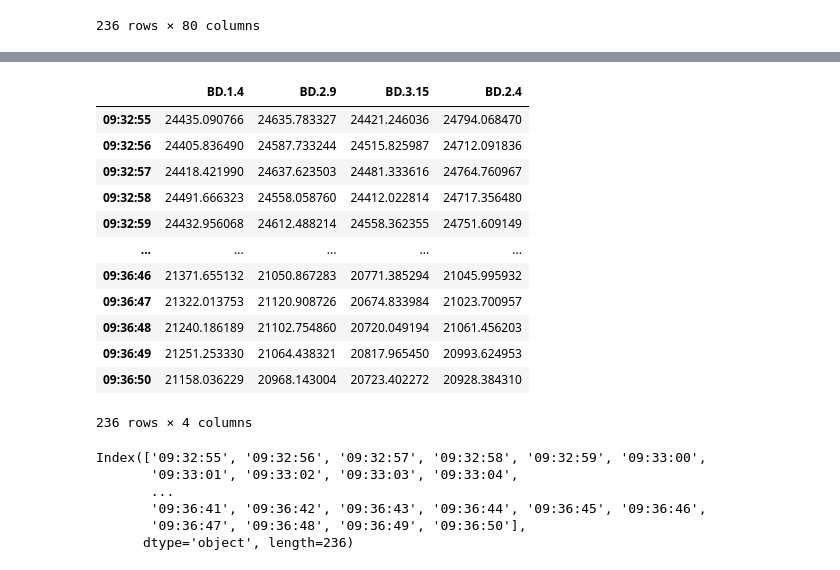
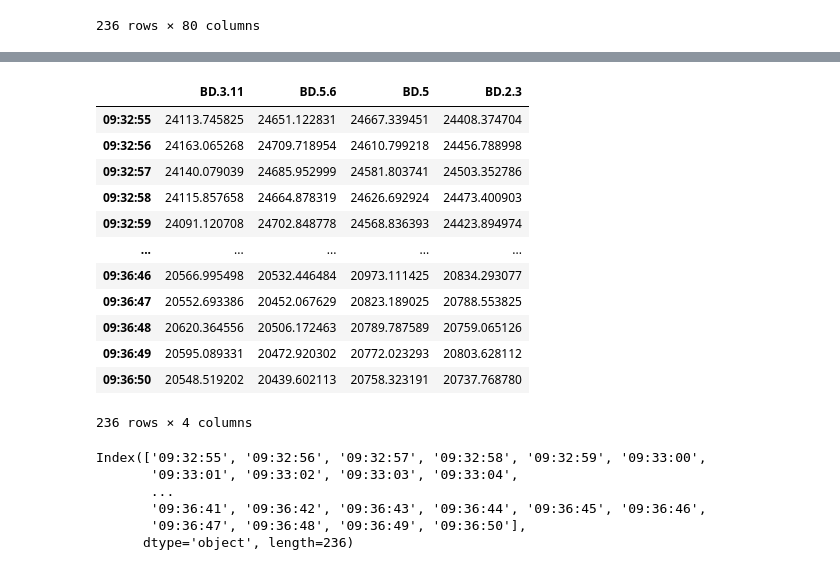
Before and after one commit to DSjayjang/ADD, a Jupyter notebook: CUSUM.ipynb, the cells around one changed output, grey strips where cells are left out. Drawn from its saved outputs; the diff is of its cells as text; code cells hidden in the pictures.

```diff
--- a/CUSUM.ipynb
+++ b/CUSUM.ipynb
@@ -49,25 +51,25 @@ plt.show()
 # %%
-gas_random = gas_data1.loc[:, ['BD.1.4','BD.2.9','BD.3.15','BD.2.4']]
-gas_random
+# gas_random = gas_data1.loc[:, ['BD.1.4','BD.2.9','BD.3.15','BD.2.4']]
+# gas_random
-# %% [output]
-|  | BD.1.4 | BD.2.9 | BD.3.15 | BD.2.4 |
-| 09:32:55 | 24435.090766 | 24635.783327 | 24421.246036 | 24794.068470 |
-| 09:32:56 | 24405.836490 | 24587.733244 | 24515.825987 | 24712.091836 |
-| 09:32:57 | 24418.421990 | 24637.623503 | 24481.333616 | 24764.760967 |
-| 09:32:58 | 24491.666323 | 24558.058760 | 24412.022814 | 24717.356480 |
-| 09:32:59 | 24432.956068 | 24612.488214 | 24558.362355 | 24751.609149 |
-| ... | ... | ... | ... | ... |
-| 09:36:46 | 21371.655132 | 21050.867283 | 20771.385294 | 21045.995932 |
-| 09:36:47 | 21322.013753 | 21120.908726 | 20674.833984 | 21023.700957 |
-| 09:36:48 | 21240.186189 | 21102.754860 | 20720.049194 | 21061.456203 |
-| 09:36:49 | 21251.253330 | 21064.438321 | 20817.965450 | 20993.624953 |
-| 09:36:50 | 21158.036229 | 20968.143004 | 20723.402272 | 20928.384310 |
-236 rows × 4 columns
 # %%
-# random_col = numpy.random.randint(0, gas_data1.shape[1], size = 4)
+random_col = np.random.randint(0, gas_data1.shape[1], size = 4)
 
-# gas_random = gas_data1.iloc[:, random_col]
-# gas_random
+gas_random = gas_data1.iloc[:, random_col]
+gas_random
+# %% [output]
+|  | BD.3.11 | BD.5.6 | BD.5 | BD.2.3 |
+| 09:32:55 | 24113.745825 | 24651.122831 | 24667.339451 | 24408.374704 |
+| 09:32:56 | 24163.065268 | 24709.718954 | 24610.799218 | 24456.788998 |
+| 09:32:57 | 24140.079039 | 24685.952999 | 24581.803741 | 24503.352786 |
+| 09:32:58 | 24115.857658 | 24664.878319 | 24626.692924 | 24473.400903 |
+| 09:32:59 | 24091.120708 | 24702.848778 | 24568.836393 | 24423.894974 |
+| ... | ... | ... | ... | ... |
+| 09:36:46 | 20566.995498 | 20532.446484 | 20973.111425 | 20834.293077 |
+| 09:36:47 | 20552.693386 | 20452.067629 | 20823.189025 | 20788.553825 |
+| 09:36:48 | 20620.364556 | 20506.172463 | 20789.787589 | 20759.065126 |
+| 09:36:49 | 20595.089331 | 20472.920302 | 20772.023293 | 20803.628112 |
+| 09:36:50 | 20548.519202 | 20439.602113 | 20758.323191 | 20737.768780 |
+236 rows × 4 columns
 # %%
 time_labels = gas_data1.index
 time_labels
```
Also changed, not shown: parts of 5 cells of this notebook, 3 other files.
